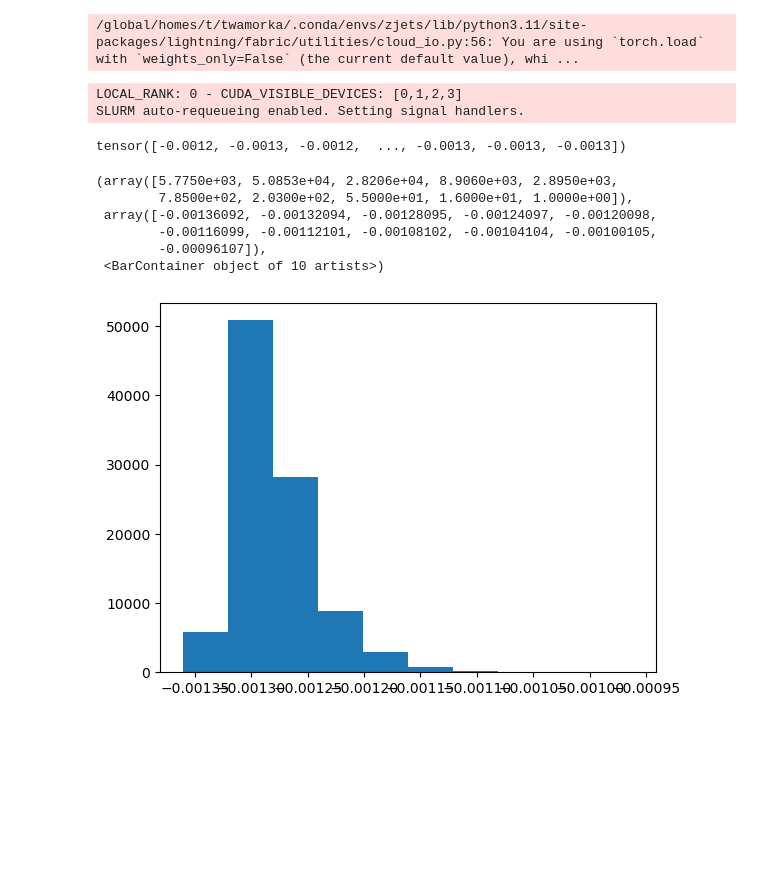
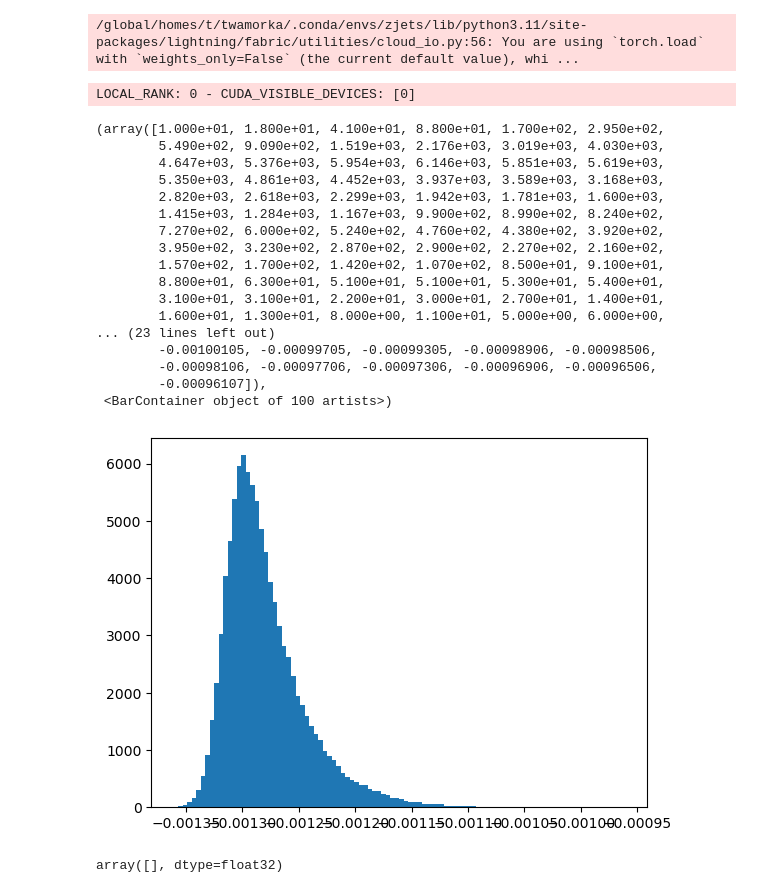
Before and after one commit to kgreif24/zjets_omnifold, a Jupyter notebook: topsubtraction.ipynb, the cells around one changed output. Saved outputs shown, nothing was run; the diff lists cells and outputs as text; code cells hidden in the pictures; blank space fills up the shorter version.

```diff
--- a/topsubtraction.ipynb
+++ b/topsubtraction.ipynb
@@ -211,7 +246,7 @@ trainer = L.Trainer(
     logger=None,
     callbacks=[lr_monitor, checkpoints, early_stopping],
     default_root_dir=store_location,
-    max_epochs=2,
+    max_epochs=10,
     enable_progress_bar=True,
 )
 # %% [output]
@@ -268,7 +303,7 @@ model = LOfTransformer.load_from_checkpoint(
 # %% [output]
 /global/homes/t/twamorka/.conda/envs/zjets/lib/python3.11/site-packages/lightning/fabric/utilities/cloud_io.py:56: You are using `torch.load` with `weights_only=False` (the current default value), whi ...
 # %%
-preds_pd = trainer.predict(model, test_loader)
+preds = trainer.predict(model, test_loader)
+preds = torch.cat([pred.cpu().flatten() for pred in preds])
 # %% [output]
-LOCAL_RANK: 0 - CUDA_VISIBLE_DEVICES: [0,1,2,3]
-SLURM auto-requeueing enabled. Setting signal handlers.
+LOCAL_RANK: 0 - CUDA_VISIBLE_DEVICES: [0]
@@ -277,14 +310,21 @@ preds_pd = torch.cat([pred.cpu().flatten() for pred in preds_pd])
-# %%
-(preds_pd)
-# %% [output]
-tensor([-0.0012, -0.0013, -0.0012,  ..., -0.0013, -0.0013, -0.0013])
 # %%
-plt.hist(preds_pd)
+plt.hist(preds, bins=100)
 # %% [output]
-(array([5.7750e+03, 5.0853e+04, 2.8206e+04, 8.9060e+03, 2.8950e+03,
-        7.8500e+02, 2.0300e+02, 5.5000e+01, 1.6000e+01, 1.0000e+00]),
- array([-0.00136092, -0.00132094, -0.00128095, -0.00124097, -0.00120098,
-        -0.00116099, -0.00112101, -0.00108102, -0.00104104, -0.00100105,
+(array([1.000e+01, 1.800e+01, 4.100e+01, 8.800e+01, 1.700e+02, 2.950e+02,
+        5.490e+02, 9.090e+02, 1.519e+03, 2.176e+03, 3.019e+03, 4.030e+03,
+        4.647e+03, 5.376e+03, 5.954e+03, 6.146e+03, 5.851e+03, 5.619e+03,
+        5.350e+03, 4.861e+03, 4.452e+03, 3.937e+03, 3.589e+03, 3.168e+03,
+        2.820e+03, 2.618e+03, 2.299e+03, 1.942e+03, 1.781e+03, 1.600e+03,
+        1.415e+03, 1.284e+03, 1.167e+03, 9.900e+02, 8.990e+02, 8.240e+02,
+        7.270e+02, 6.000e+02, 5.240e+02, 4.760e+02, 4.380e+02, 3.920e+02,
+        3.950e+02, 3.230e+02, 2.870e+02, 2.900e+02, 2.270e+02, 2.160e+02,
+        1.570e+02, 1.700e+02, 1.420e+02, 1.070e+02, 8.500e+01, 9.100e+01,
+        8.800e+01, 6.300e+01, 5.100e+01, 5.100e+01, 5.300e+01, 5.400e+01,
+        3.100e+01, 3.100e+01, 2.200e+01, 3.000e+01, 2.700e+01, 1.400e+01,
+        1.600e+01, 1.300e+01, 8.000e+00, 1.100e+01, 5.000e+00, 6.000e+00,
+... (23 lines left out)
+        -0.00100105, -0.00099705, -0.00099305, -0.00098906, -0.00098506,
+        -0.00098106, -0.00097706, -0.00097306, -0.00096906, -0.00096506,
         -0.00096107]),
- <BarContainer object of 10 artists>)
+ <BarContainer object of 100 artists>)
-[figure, old version]
+[figure, new version]
@@ -291 +357,6 @@ plt.hist(preds_pd)
+# %%
+top_initial_weights = -1*test_weights[is_top] # since we had multiplied the top weights by -1 in the test dataset
+top_initial_weights[top_initial_weights<0]
+# %% [output]
+array([], dtype=float32)
 # %%
```
Also changed, not shown: parts of 18 cells of this notebook.
